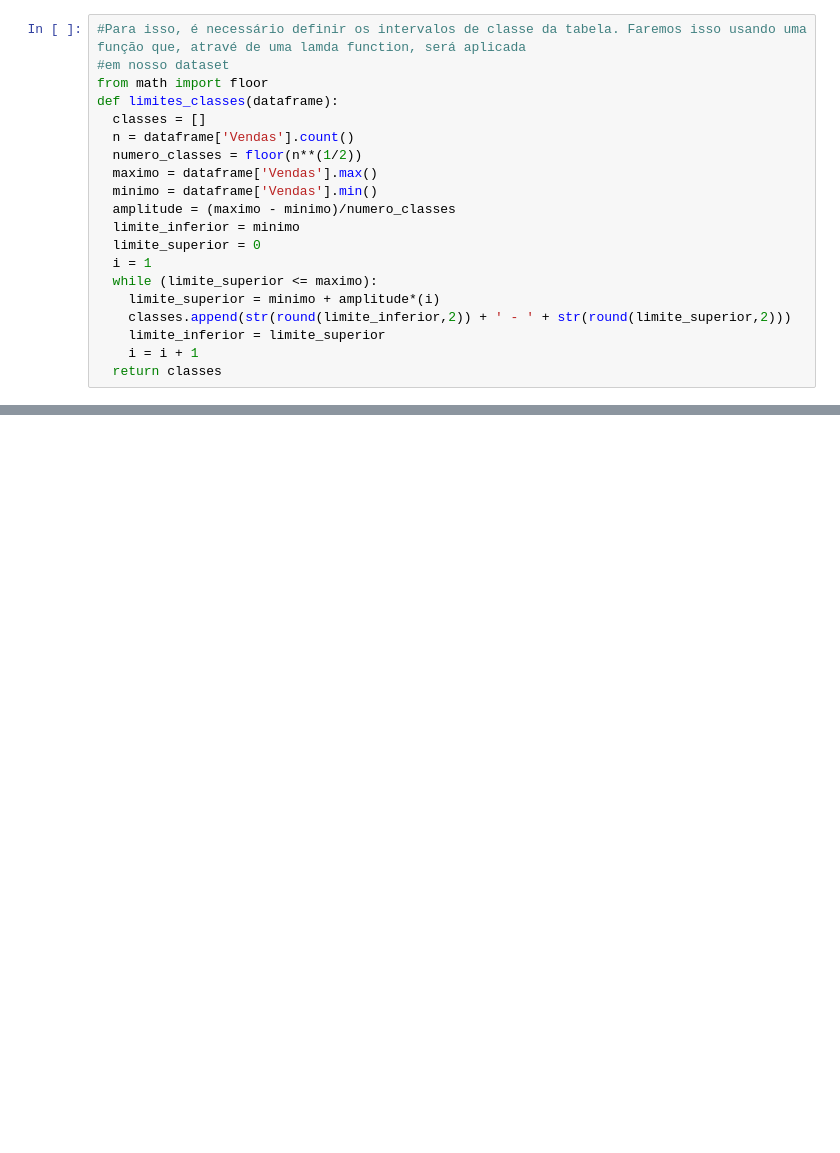
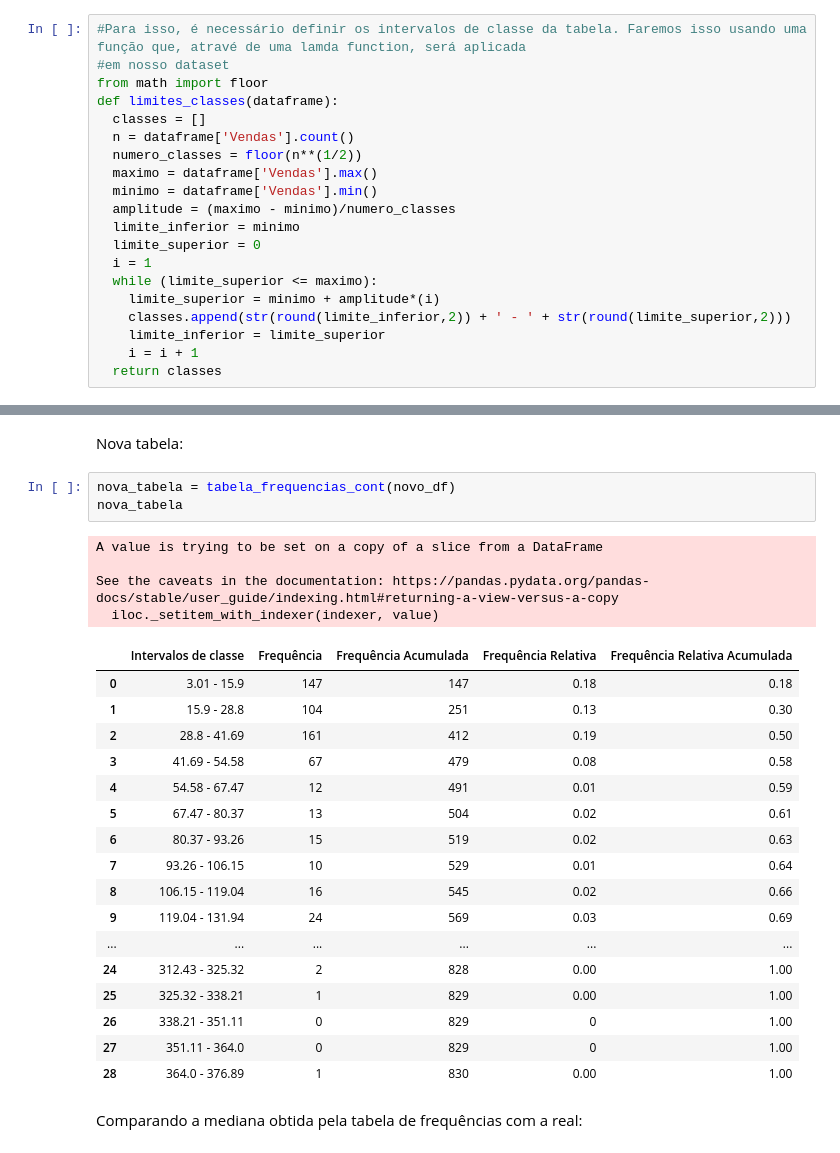
Before and after one commit to shl0mo/AnaliseDados_DIO-Pandas, a Jupyter notebook: AnaliseDados_DIO_Pandas.ipynb, the cells around one changed output, grey strips where cells are left out. Saved outputs shown, nothing was run; the diff lists cells and outputs as text; blank space fills up the shorter version.

```diff
--- a/AnaliseDados_DIO_Pandas.ipynb
+++ b/AnaliseDados_DIO_Pandas.ipynb
@@ -1065,0 +1142,29 @@ df.groupby(df['Classes'])['Vendas']
+# %% [markdown]
+Nova tabela:
+# %%
+nova_tabela = tabela_frequencias_cont(novo_df)
+nova_tabela
+# %% [output]
+A value is trying to be set on a copy of a slice from a DataFrame
+
+See the caveats in the documentation: https://pandas.pydata.org/pandas-docs/stable/user_guide/indexing.html#returning-a-view-versus-a-copy
+  iloc._setitem_with_indexer(indexer, value)
+|  | Intervalos de classe | Frequência | Frequência Acumulada | Frequência Relativa | Frequência Relativa Acumulada |
+| 0 | 3.01 - 15.9 | 147 | 147 | 0.18 | 0.18 |
+| 1 | 15.9 - 28.8 | 104 | 251 | 0.13 | 0.30 |
+| 2 | 28.8 - 41.69 | 161 | 412 | 0.19 | 0.50 |
+| 3 | 41.69 - 54.58 | 67 | 479 | 0.08 | 0.58 |
+| 4 | 54.58 - 67.47 | 12 | 491 | 0.01 | 0.59 |
+| 5 | 67.47 - 80.37 | 13 | 504 | 0.02 | 0.61 |
+| 6 | 80.37 - 93.26 | 15 | 519 | 0.02 | 0.63 |
+| 7 | 93.26 - 106.15 | 10 | 529 | 0.01 | 0.64 |
+| 8 | 106.15 - 119.04 | 16 | 545 | 0.02 | 0.66 |
+| 9 | 119.04 - 131.94 | 24 | 569 | 0.03 | 0.69 |
+| ... | ... | ... | ... | ... | ... |
+| 24 | 312.43 - 325.32 | 2 | 828 | 0.00 | 1.00 |
+| 25 | 325.32 - 338.21 | 1 | 829 | 0.00 | 1.00 |
+| 26 | 338.21 - 351.11 | 0 | 829 | 0 | 1.00 |
+| 27 | 351.11 - 364.0 | 0 | 829 | 0 | 1.00 |
+| 28 | 364.0 - 376.89 | 1 | 830 | 0.00 | 1.00 |
+# %% [markdown]
+Comparando a mediana obtida pela tabela de frequências com a real:
```
Also changed, not shown: parts of 51 cells of this notebook.
